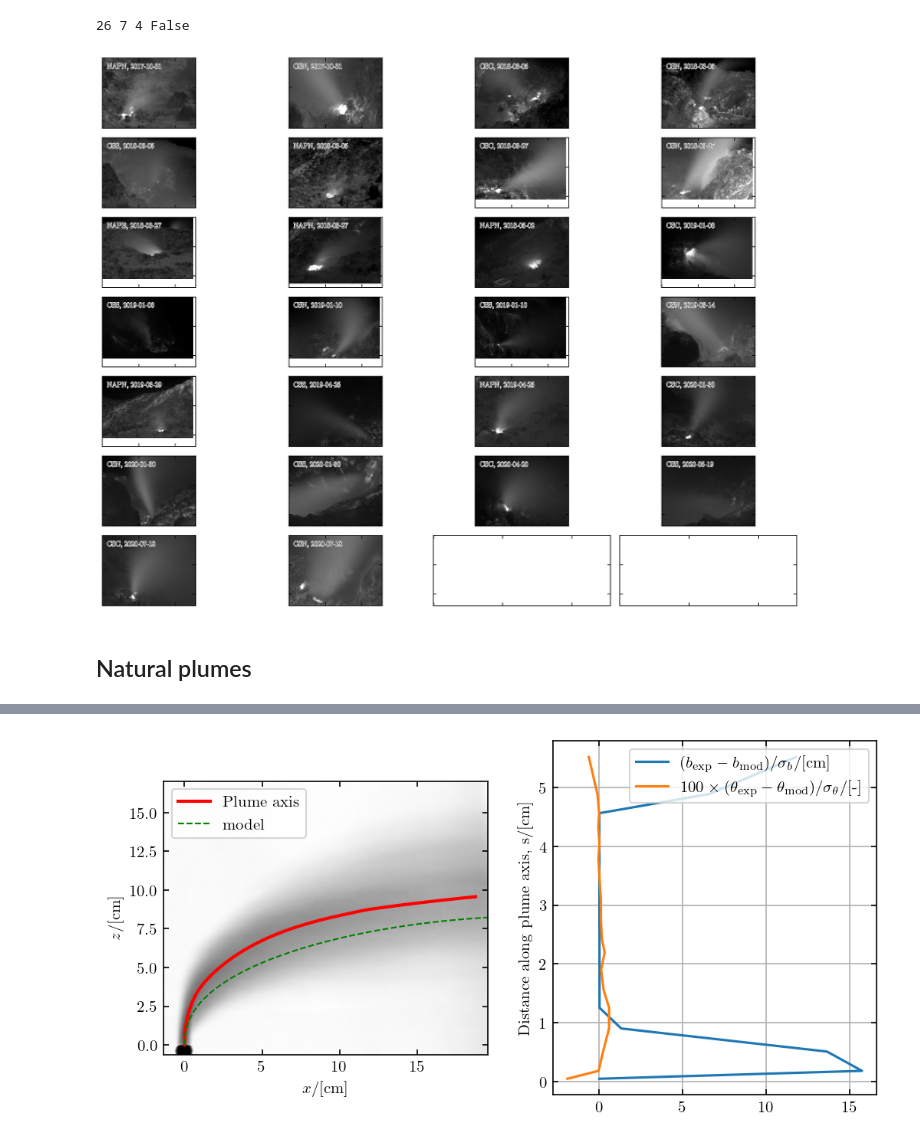
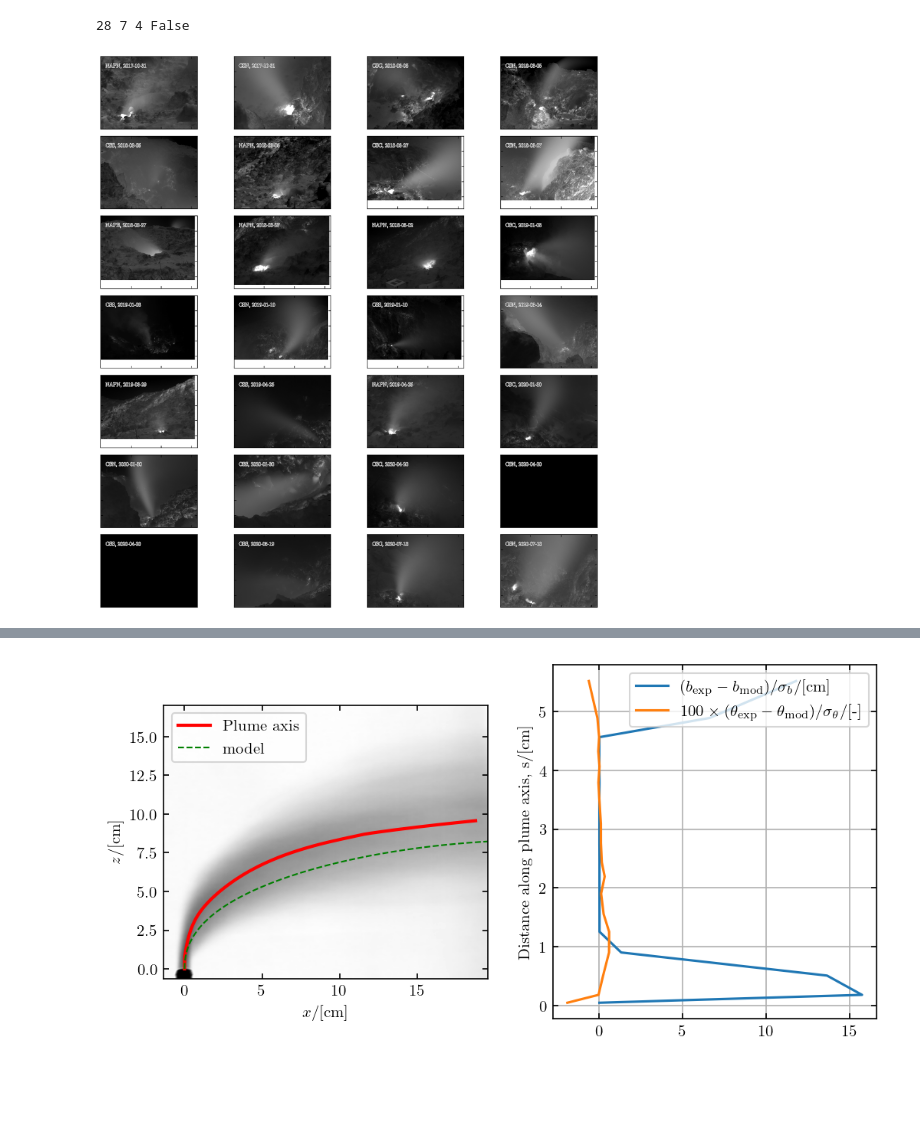
Before and after one commit to djessop/fumarole_plume_model, a Jupyter notebook: plume_analyser_real_plume.ipynb, the cells around one changed output, grey strips where cells are left out. Cells and saved outputs as stored; diff of their text form; code cells hidden in the pictures; blank space fills up the shorter version.

```diff
--- a/plume_analyser_real_plume.ipynb
+++ b/plume_analyser_real_plume.ipynb
@@ -197,37 +201,35 @@ if nr * nc < N:
     nr += 1
 print(N, nr, nc, nr * nc < N)
 
-fig, axes = plt.subplots(nrows=nr, ncols=nc, dpi=200, figsize=(12, 9), sharex=True, sharey=True)
+fig, axes = plt.subplots(nrows=nr, ncols=nc, dpi=200, figsize=(12, 12), sharex=True, sharey=True)
 
 for ax, (ind, row) in zip(axes.flatten(), usable.iterrows()):
     path    = thermography + '/' + row.name + '_' + row['Site'] + '/'
     im_path = path + row.name.replace('-', '') + '_' + row['Site'] + '_imAve_bt.tif'
     # try:
     #     with open(path + 'parameters.json', 'r') as f:
     #         params = json.load(f)
     #     trajectory = params['trajectory']
     #     extent     = params['extent']
     # except FileNotFoundError as e:
     #     pass
 
 # for ax, im_path in zip(axes.flatten(), usable):
 #     path  = '/'.join(im_path.split('/')[:-1]) + '/'
     image = tifffile.imread(im_path)
     ax.imshow(image, vmax=60, vmin=15, cmap='gray') #, extent=extent)
     ax.annotate(f'{row['Site']}, {row.name}', (.05, .85), xycoords='axes fraction', color='k', fontsize='small',
                   path_effects=[pe.withStroke(linewidth=1, foreground="w")])
     # ax.xaxis.set_visible(False)
     # ax.yaxis.set_visible(False)
     ax.set_xticklabels([])
     ax.set_yticklabels([])
 
 
 # fig.supxlabel('Image horizontal extent/[m]')
 # fig.supylabel('Image vertical extent/[m]')
 fig.tight_layout();
 fig.savefig(thermography + 'all_plume_images.png')
 # %% [output]
-26 7 4 False
+28 7 4 False
-[figure, old version]
+[figure, new version]
-# %% [markdown]
-## Natural plumes
```
Also changed, not shown: parts of 20 cells of this notebook, 5 other files.
